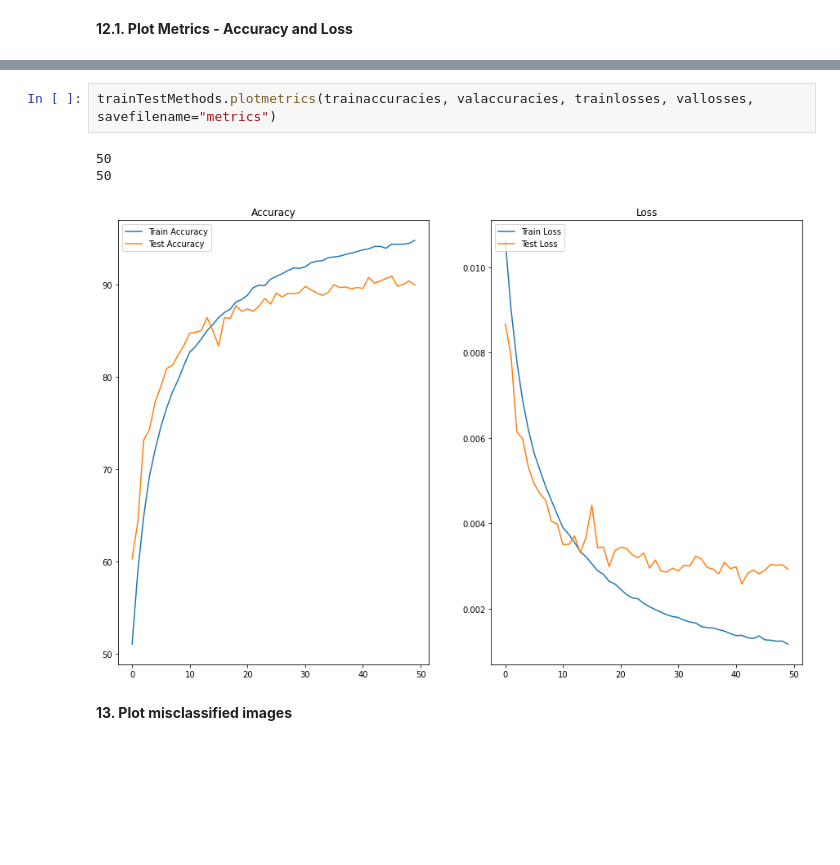
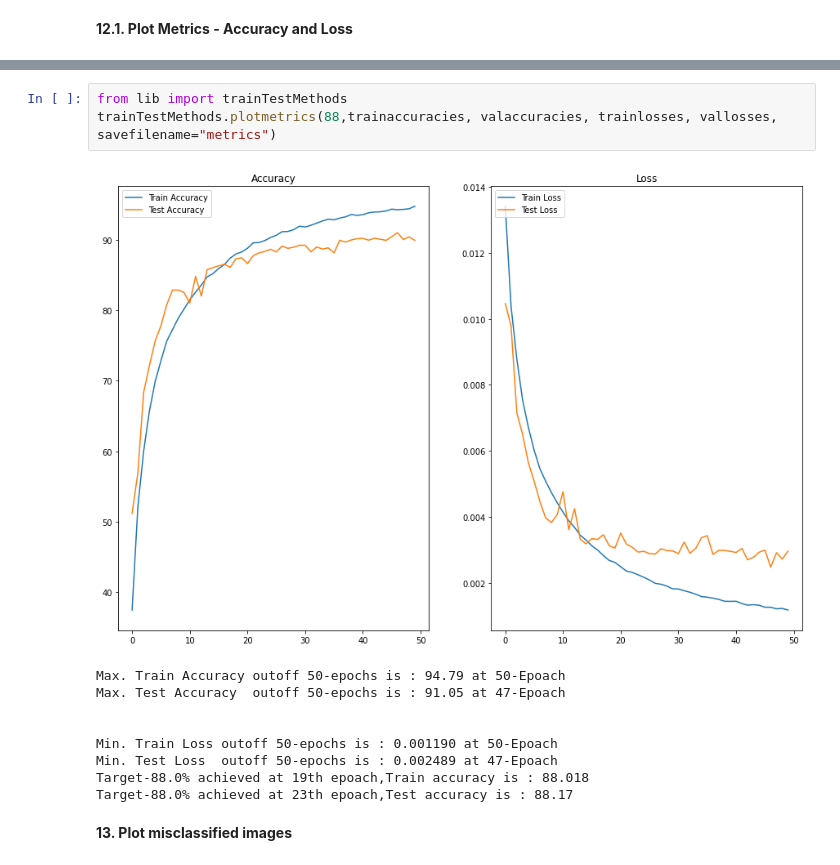
Before and after one commit to sumankanukollu/EVA_4_Assignments, a Jupyter notebook: EVA_4_S10_Suman_Kanukollu_LRFinder_CIFAR_10.ipynb, the cells around one changed output, grey strips where cells are left out. Cells and saved outputs as stored; diff of their text form; blank space fills up the shorter version.

Commit message:
Added description w.r.t where max and min accuracies are obtained and in which epoch

```diff
--- a/EVA_4_S10_Suman_Kanukollu_LRFinder_CIFAR_10.ipynb
+++ b/EVA_4_S10_Suman_Kanukollu_LRFinder_CIFAR_10.ipynb
@@ -393,9 +400,16 @@ Epoch: 50
 # %%
-trainTestMethods.plotmetrics(trainaccuracies, valaccuracies, trainlosses, vallosses, savefilename="metrics")
+from lib import trainTestMethods
+trainTestMethods.plotmetrics(88,trainaccuracies, valaccuracies, trainlosses, vallosses, savefilename="metrics")
 # %% [output]
+[figure, new version]
-50
-50
+Max. Train Accuracy outoff 50-epochs is : 94.79 at 50-Epoach
+Max. Test Accuracy  outoff 50-epochs is : 91.05 at 47-Epoach
+
+
+Min. Train Loss outoff 50-epochs is : 0.001190 at 50-Epoach
+Min. Test Loss  outoff 50-epochs is : 0.002489 at 47-Epoach
+Target-88.0% achieved at 19th epoach,Train accuracy is : 88.018
+Target-88.0% achieved at 23th epoach,Test accuracy is : 88.17
-[figure, old version]
 # %% [markdown]
 **13. Plot misclassified images**
 # %%
```
Also changed, not shown: parts of 16 cells of this notebook.
